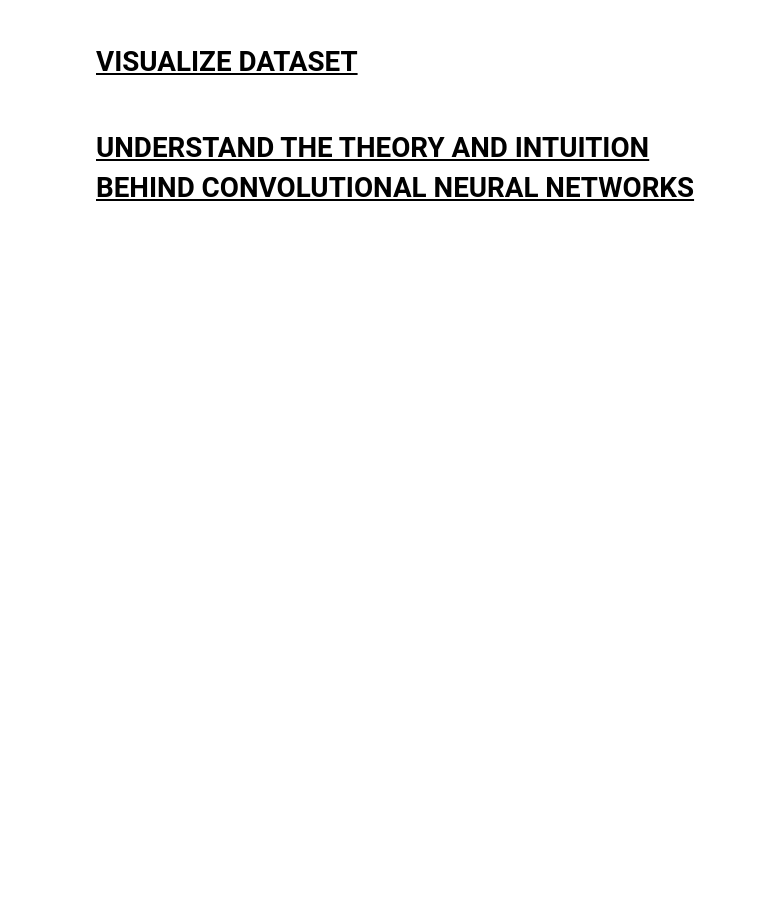
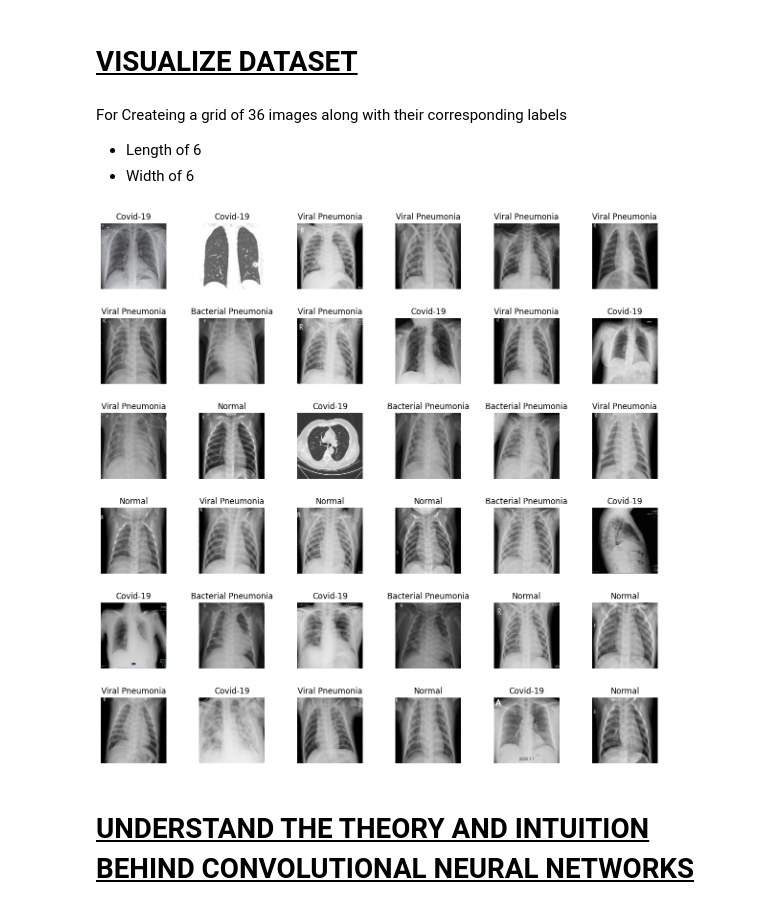
Before and after one commit to FemiAdesola/Data-Science, a Jupyter notebook: Operations_Department.ipynb, the cells around one changed output. Drawn from its saved outputs; the diff is of its cells as text; code cells hidden in the pictures; blank space fills up the shorter version.

Commit message:
Load Dataset, Explore Dataset, and Visualize Datasets for Operations department

```diff
--- a/Operations_Department.ipynb
+++ b/Operations_Department.ipynb
@@ -79,3 +88,4 @@ Mounted at /content/drive
 # %%
 # Use image generator to generate tensor images data and normalize them
 # Use 20% of the data for cross-validation
+image_generator = ImageDataGenerator(rescale = 1./255, validation_split= 0.2) # 0.2 means 20% allocated for validation
@@ -82,5 +96,5 @@ Mounted at /content/drive
 # %%
-# Generate batches of 40 images
-# Total number of images is 133*4 = 532 images
 # Training is 428 (80%) and validation is 104 (20%)
 # Perform shuffling and image resizing
+
+train_generator = image_generator.flow_from_directory(batch_size = 40, directory= XRay_Directory, shuffle= True, target_size=(256,256), class_mode = 'categorical', subset="training")
@@ -87,2 +109,3 @@ Mounted at /content/drive
 # %%
-# Generate a batch of 40 images and labels
+# For generating a batch of 40 images and labels
+train_images, train_labels = next(train_generator)
@@ -91,5 +149,28 @@ Mounted at /content/drive
+# %%
+# labels Translator
+# labels Translator
+label_names = {0 : 'Covid-19', 1 : 'Normal' , 2: 'Viral Pneumonia', 3 : 'Bacterial Pneumonia'}
 # %% [markdown]
 # <ins>**VISUALIZE DATASET**
+# %% [markdown]
+For Createing a grid of 36 images along with their corresponding labels
+  + Length of 6
+  + Width of 6
+# %%
+L = 6
+W = 6
+
+fig, axes = plt.subplots(L, W, figsize = (15, 15))
+axes = axes.ravel() # ravel is used to flatten the axis
+
+for i in np.arange(0, L*W):
+    axes[i].imshow(train_images[i])
+    axes[i].set_title(label_names[np.argmax(train_labels[i])])
+    axes[i].axis('off') # For gettng rid of axis
+
+plt.subplots_adjust(wspace = 0.5)  # For adjusting space
+# %% [output]
+[figure, added]
 # %% [markdown]
 # <ins>**UNDERSTAND THE THEORY AND INTUITION BEHIND CONVOLUTIONAL NEURAL NETWORKS**
 # %% [markdown]
```
Also changed, not shown: parts of 14 cells of this notebook.
